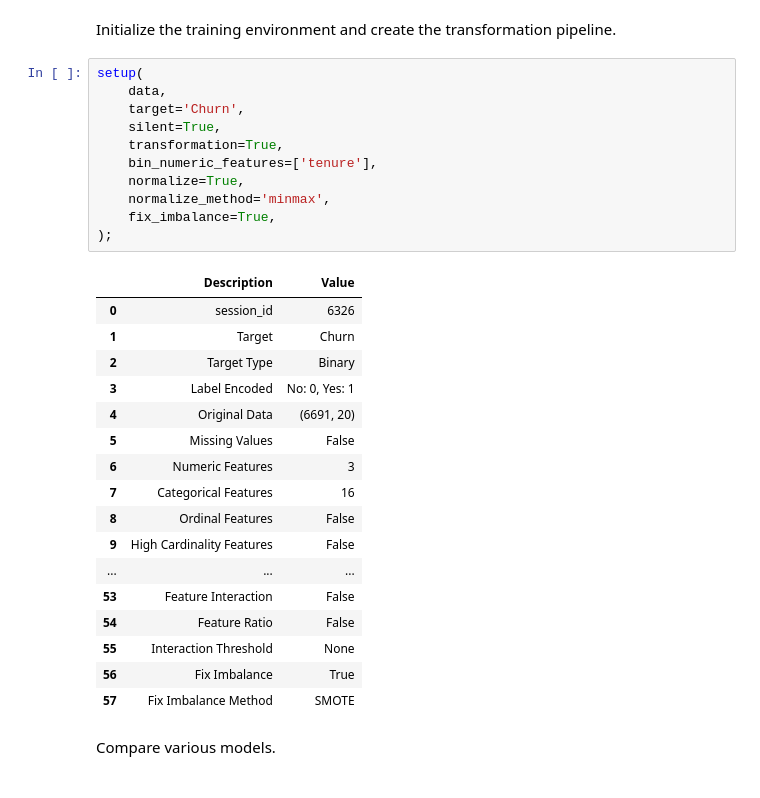
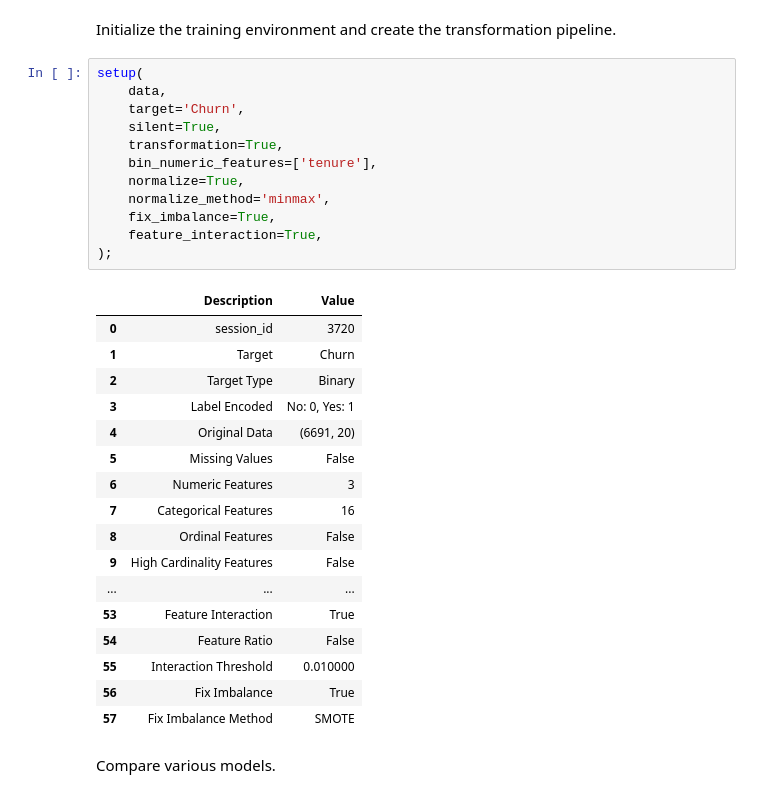
Before and after one commit to kubekmonika/customer-churn-analysis-telco-dataset, a Jupyter notebook: notebooks/model.ipynb, the cells around one changed output. Cells and saved outputs as stored; diff of their text form.

Commit message:
acc 0.74 recall 0.77 prec 0.51 model: lr setup: - transformation - bin_numeric_features - normalize: minmax - fix_imbalance: true - feature_interaction: true

```diff
--- a/notebooks/model.ipynb
+++ b/notebooks/model.ipynb
@@ -75,17 +75,18 @@ Initialize the training environment and create the transformation pipeline.
 # %%
 setup(
     data,
     target='Churn',
     silent=True,
     transformation=True,
     bin_numeric_features=['tenure'],
     normalize=True,
     normalize_method='minmax',
     fix_imbalance=True,
+    feature_interaction=True,
 );
 # %% [output]
 |  | Description | Value |
-| 0 | session_id | 6326 |
+| 0 | session_id | 3720 |
 | 1 | Target | Churn |
 | 2 | Target Type | Binary |
 | 3 | Label Encoded | No: 0, Yes: 1 |
@@ -96,9 +97,9 @@ setup(
 | 8 | Ordinal Features | False |
 | 9 | High Cardinality Features | False |
 | ... | ... | ... |
-| 53 | Feature Interaction | False |
+| 53 | Feature Interaction | True |
 | 54 | Feature Ratio | False |
-| 55 | Interaction Threshold | None |
+| 55 | Interaction Threshold | 0.010000 |
 | 56 | Fix Imbalance | True |
 | 57 | Fix Imbalance Method | SMOTE |
 # %% [markdown]
```
Also changed, not shown: parts of 1 cell of this notebook.
